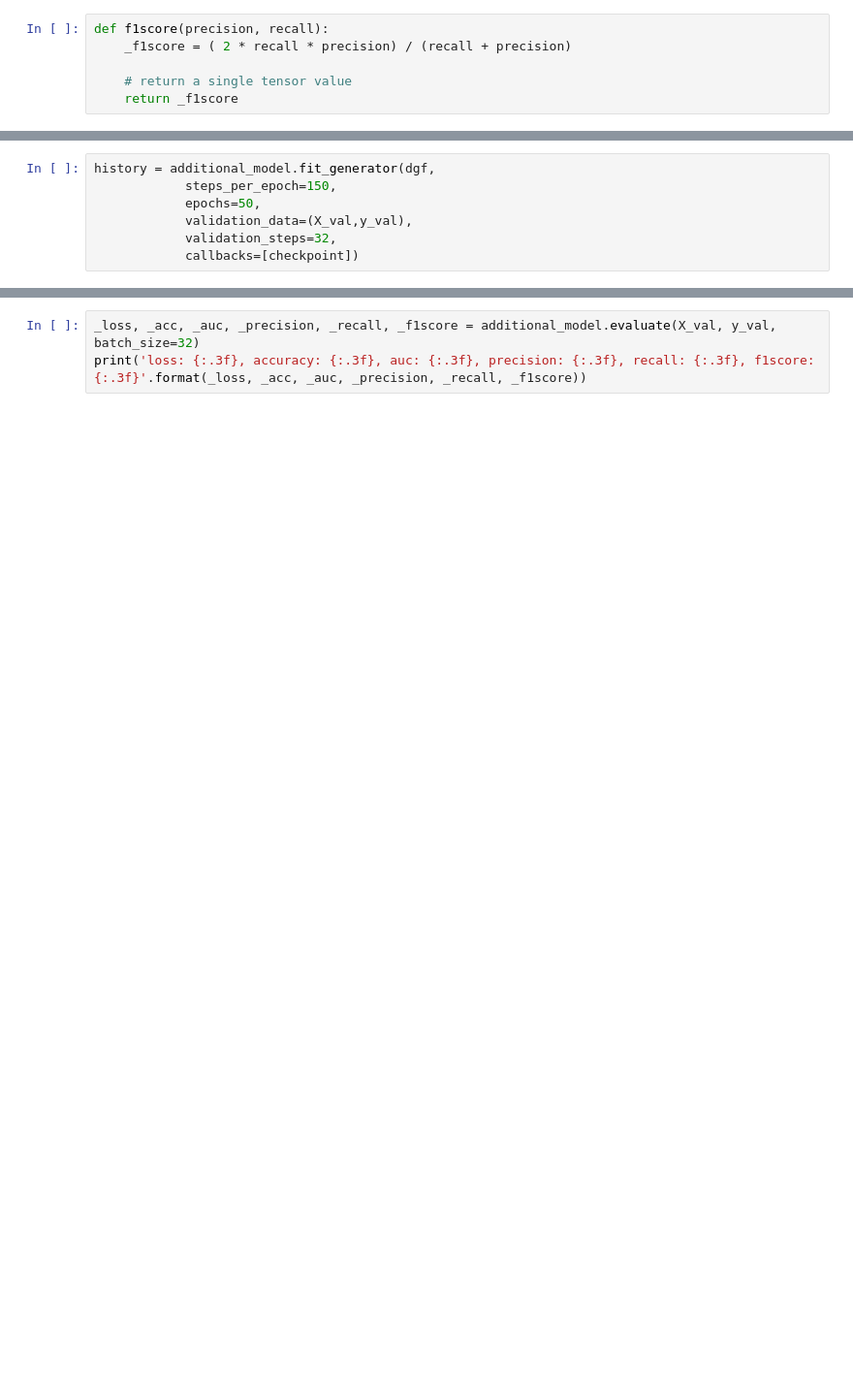
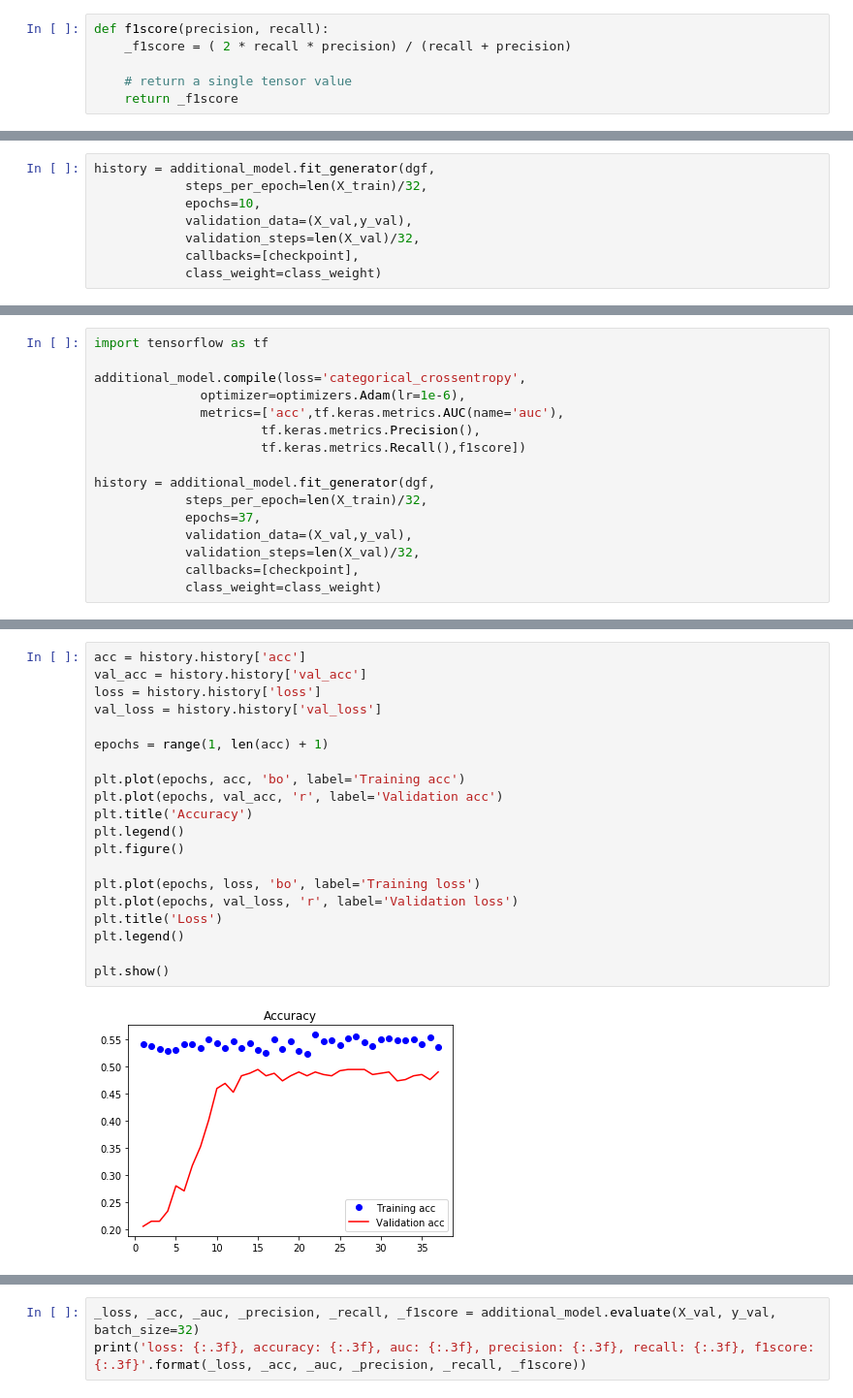
Before and after one commit to yoonbee35/AI_Mammography-Classification, a Jupyter notebook: train/ResNet50_fine tuning_1.ipynb, the cells around one changed output, grey strips where cells are left out. Shown at 97% size. Cells and saved outputs as stored; diff of their text form; blank space fills up the shorter version.

Commit message:
edit train files

```diff
--- a/train/ResNet50_fine tuning_1.ipynb
+++ b/train/ResNet50_fine tuning_1.ipynb
@@ -115,9 +181,10 @@ additional_model.compile(loss='categorical_crossentropy',
                       tf.keras.metrics.Recall(),f1score])
 # %%
 history = additional_model.fit_generator(dgf,
-            steps_per_epoch=150,
-            epochs=50,
+            steps_per_epoch=len(X_train)/32,
+            epochs=10,
             validation_data=(X_val,y_val),
-            validation_steps=32,
-            callbacks=[checkpoint])
+            validation_steps=len(X_val)/32,
+            callbacks=[checkpoint],
+            class_weight=class_weight)
 # %% [output]
@@ -163,0 +237,16 @@ y_test=np.load('y_test.npy')
+# %%
+import tensorflow as tf
+
+additional_model.compile(loss='categorical_crossentropy',
+              optimizer=optimizers.Adam(lr=1e-6),
+              metrics=['acc',tf.keras.metrics.AUC(name='auc'),
+                      tf.keras.metrics.Precision(),
+                      tf.keras.metrics.Recall(),f1score])
+
+history = additional_model.fit_generator(dgf,
+            steps_per_epoch=len(X_train)/32,
+            epochs=37,
+            validation_data=(X_val,y_val),
+            validation_steps=len(X_val)/32,
+            callbacks=[checkpoint],
+            class_weight=class_weight)
@@ -163,0 +271,22 @@ y_test=np.load('y_test.npy')
+# %%
+acc = history.history['acc']
+val_acc = history.history['val_acc']
+loss = history.history['loss']
+val_loss = history.history['val_loss']
+
+epochs = range(1, len(acc) + 1)
+
+plt.plot(epochs, acc, 'bo', label='Training acc')
+plt.plot(epochs, val_acc, 'r', label='Validation acc')
+plt.title('Accuracy')
+plt.legend()
+plt.figure()
+
+plt.plot(epochs, loss, 'bo', label='Training loss')
+plt.plot(epochs, val_loss, 'r', label='Validation loss')
+plt.title('Loss')
+plt.legend()
+
+plt.show()
+# %% [output]
+[figure, added]
```
Also changed, not shown: parts of 24 cells of this notebook, 15 other files.
